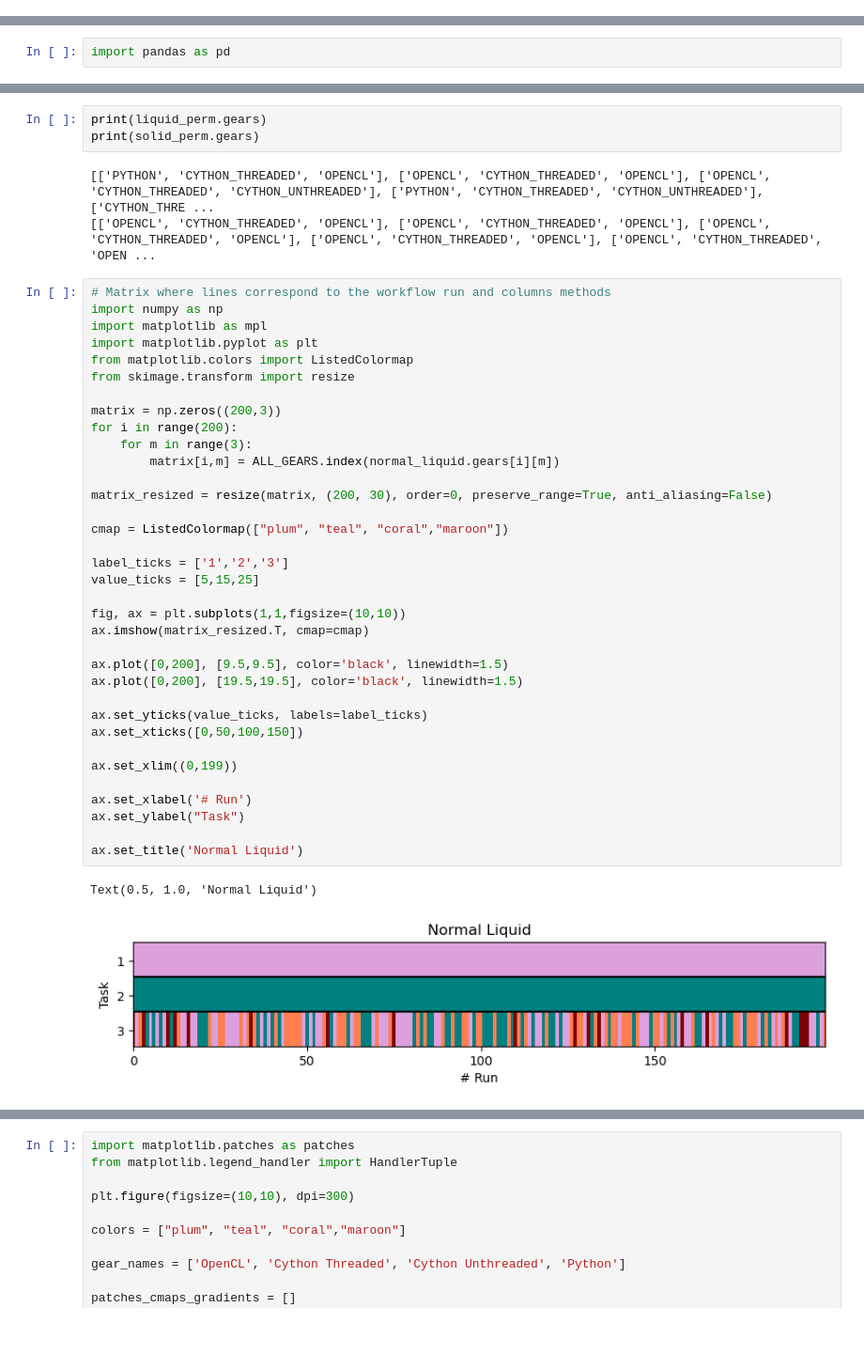
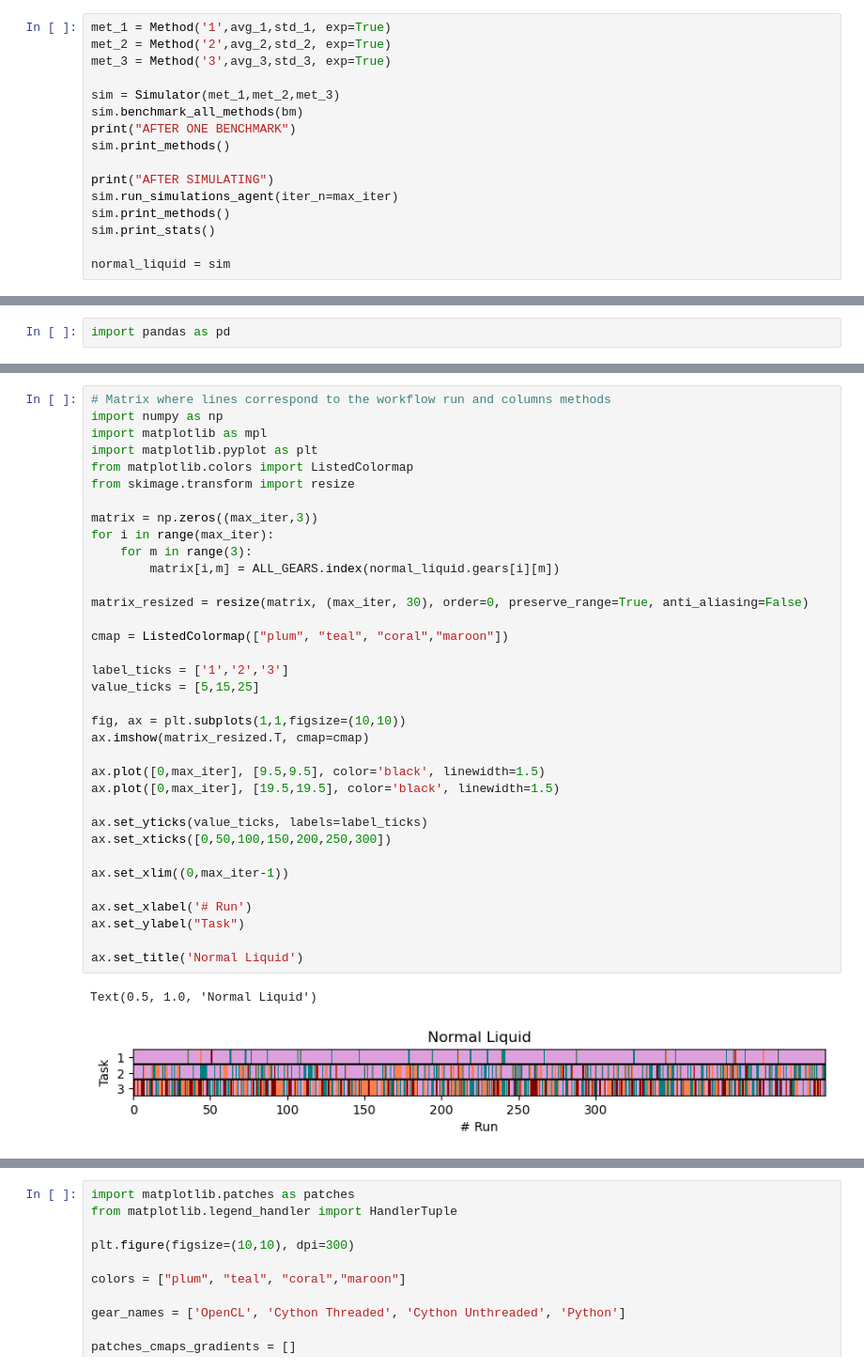
Before and after one commit to HenriquesLab/NanoPyx, a Jupyter notebook: src/nanopyx/liquid/simulations_logi.ipynb, the cells around one changed output, grey strips where cells are left out. Shown at 94% size. Saved outputs shown, nothing was run; the diff lists cells and outputs as text; blank space fills up the shorter version.

Commit message:
Refactoring simulations notebook

```diff
--- a/src/nanopyx/liquid/simulations_logi.ipynb
+++ b/src/nanopyx/liquid/simulations_logi.ipynb
@@ -561,0 +28,16 @@ Method 3 used OPENCL the most (100.0%)
+# %%
+met_1 = Method('1',avg_1,std_1, exp=True)
+met_2 = Method('2',avg_2,std_2, exp=True)
+met_3 = Method('3',avg_3,std_3, exp=True)
+
+sim = Simulator(met_1,met_2,met_3)
+sim.benchmark_all_methods(bm)
+print("AFTER ONE BENCHMARK")
+sim.print_methods()
+
+print("AFTER SIMULATING")
+sim.run_simulations_agent(iter_n=max_iter)
+sim.print_methods()
+sim.print_stats()
+
+normal_liquid = sim
@@ -606,45 +274,39 @@ print(solid_anomaly.gears)
-# %%
-print(liquid_perm.gears)
-print(solid_perm.gears)
-# %% [output]
-[['PYTHON', 'CYTHON_THREADED', 'OPENCL'], ['OPENCL', 'CYTHON_THREADED', 'OPENCL'], ['OPENCL', 'CYTHON_THREADED', 'CYTHON_UNTHREADED'], ['PYTHON', 'CYTHON_THREADED', 'CYTHON_UNTHREADED'], ['CYTHON_THRE ...
-[['OPENCL', 'CYTHON_THREADED', 'OPENCL'], ['OPENCL', 'CYTHON_THREADED', 'OPENCL'], ['OPENCL', 'CYTHON_THREADED', 'OPENCL'], ['OPENCL', 'CYTHON_THREADED', 'OPENCL'], ['OPENCL', 'CYTHON_THREADED', 'OPEN ...
 # %%
 # Matrix where lines correspond to the workflow run and columns methods
 import numpy as np
 import matplotlib as mpl
 import matplotlib.pyplot as plt
 from matplotlib.colors import ListedColormap
 from skimage.transform import resize
 
-matrix = np.zeros((200,3))
-for i in range(200):
+matrix = np.zeros((max_iter,3))
+for i in range(max_iter):
     for m in range(3):
         matrix[i,m] = ALL_GEARS.index(normal_liquid.gears[i][m])
 
-matrix_resized = resize(matrix, (200, 30), order=0, preserve_range=True, anti_aliasing=False)
+matrix_resized = resize(matrix, (max_iter, 30), order=0, preserve_range=True, anti_aliasing=False)
 
 cmap = ListedColormap(["plum", "teal", "coral","maroon"])
 
 label_ticks = ['1','2','3']
 value_ticks = [5,15,25]
 
 fig, ax = plt.subplots(1,1,figsize=(10,10))
 ax.imshow(matrix_resized.T, cmap=cmap)
 
-ax.plot([0,200], [9.5,9.5], color='black', linewidth=1.5)
-ax.plot([0,200], [19.5,19.5], color='black', linewidth=1.5)
+ax.plot([0,max_iter], [9.5,9.5], color='black', linewidth=1.5)
+ax.plot([0,max_iter], [19.5,19.5], color='black', linewidth=1.5)
 
 ax.set_yticks(value_ticks, labels=label_ticks)
-ax.set_xticks([0,50,100,150])
+ax.set_xticks([0,50,100,150,200,250,300])
 
-ax.set_xlim((0,199))
+ax.set_xlim((0,max_iter-1))
 
 ax.set_xlabel('# Run')
 ax.set_ylabel("Task")
 
 ax.set_title('Normal Liquid')
 # %% [output]
 Text(0.5, 1.0, 'Normal Liquid')
-[figure, old version]
+[figure, new version]
 # %%
```
Also changed, not shown: parts of 45 cells of this notebook.
